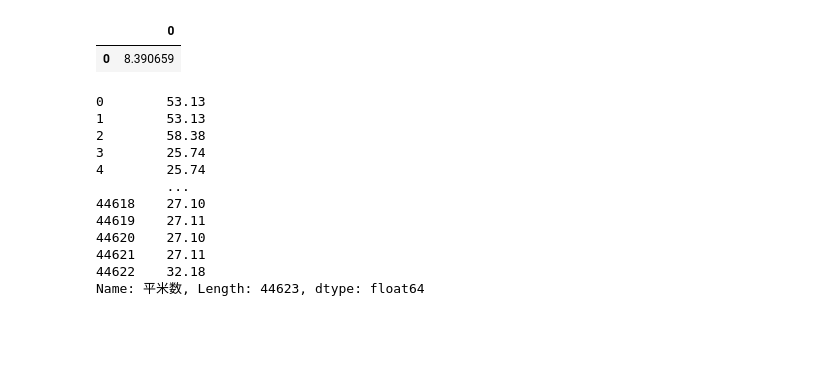
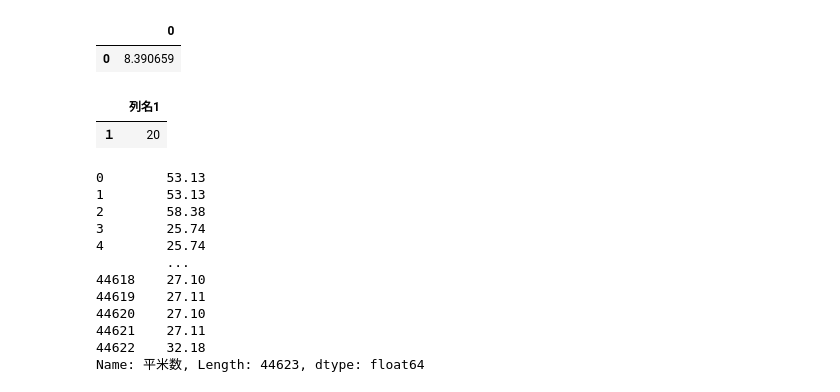
Before and after one commit to xxNaokixx/RealEstate-Aanlytics, a Jupyter notebook: Untitled.ipynb, the cells around one changed output. Drawn from its saved outputs; the diff is of its cells as text; code cells hidden in the pictures; blank space fills up the shorter version.

```diff
--- a/Untitled.ipynb
+++ b/Untitled.ipynb
@@ -203,3 +201,8 @@ user_input_m
+# %%
+user_input_m22
+# %% [output]
+|  | 列名1 |
+| １ | 20 |
 # %%
 test["平米数"]
 # %% [output]
```
Also changed, not shown: parts of 1 cell of this notebook, 1 other file.
